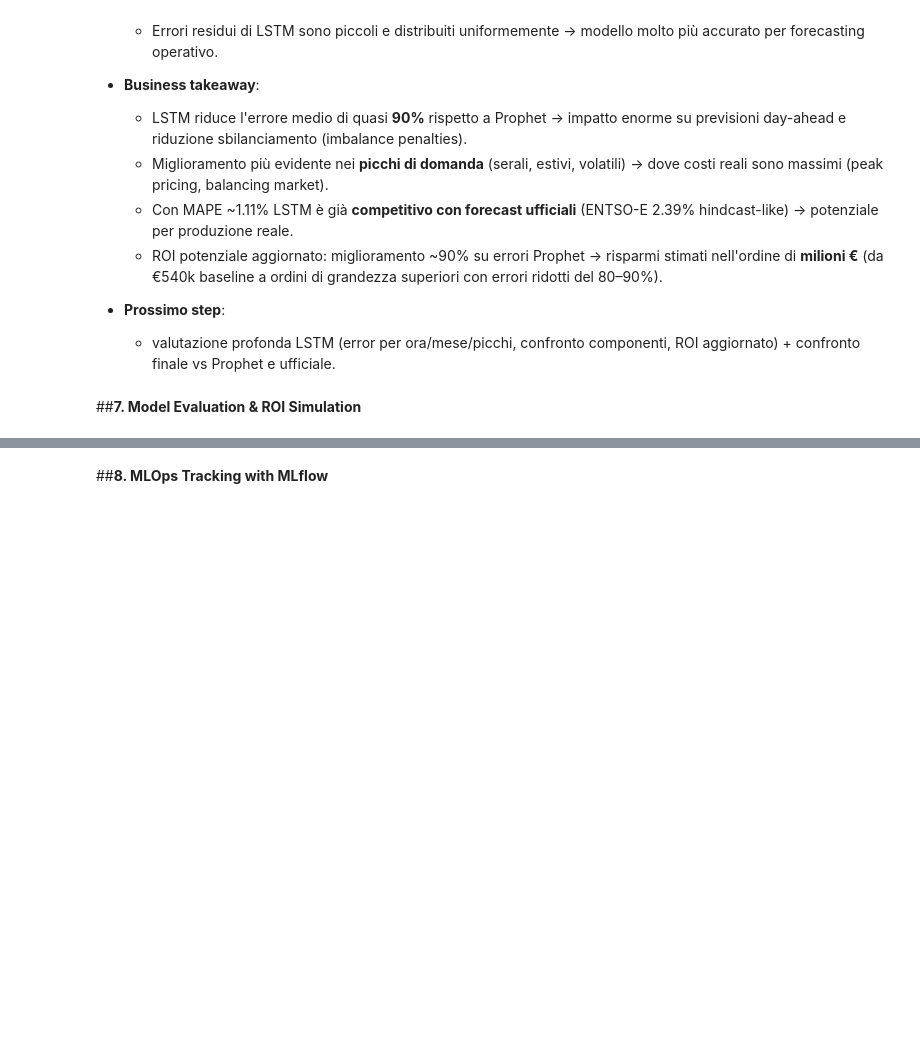
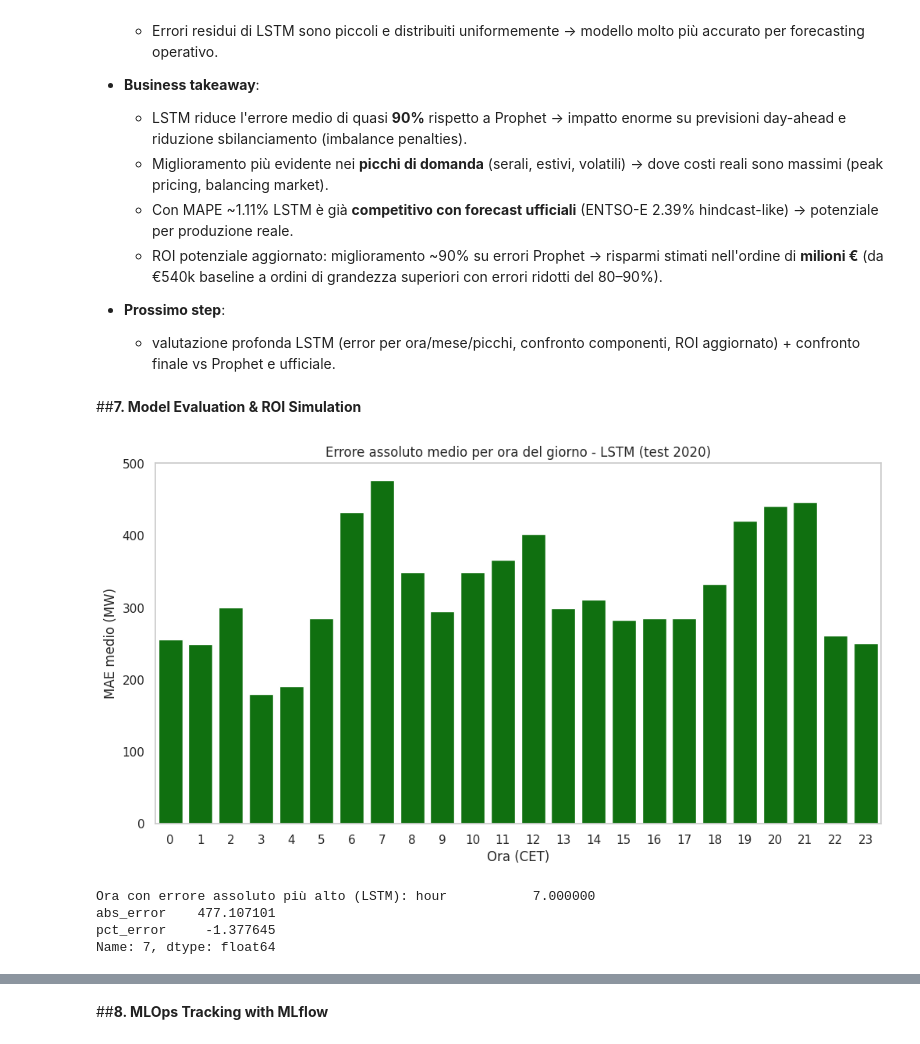
Before and after one commit to Frussen/ita-load-forecaster, a Jupyter notebook: ItaLoadForecaster.ipynb, the cells around one changed output, grey strips where cells are left out. Cells and saved outputs as stored; diff of their text form; code cells hidden in the pictures; blank space fills up the shorter version.

Commit message:
add Eval profonda LSTM – breakdown errori, confronto finale vs Prophet/ufficiale, takeaway business

```diff
--- a/ItaLoadForecaster.ipynb
+++ b/ItaLoadForecaster.ipynb
@@ -1277,3 +1270,33 @@ plt.show()
 # %% [markdown]
 
 ##**7. Model Evaluation & ROI Simulation**
+# %%
+# Aggiungi colonne per analisi errori (ora, mese, giorno settimana, errore assoluto/percentuale)
+df_lstm_results['hour'] = df_lstm_results['ds'].dt.hour
+df_lstm_results['month'] = df_lstm_results['ds'].dt.month
+df_lstm_results['dayofweek'] = df_lstm_results['ds'].dt.dayofweek
+df_lstm_results['error'] = df_lstm_results['actual'] - df_lstm_results['lstm_pred']
+df_lstm_results['abs_error'] = np.abs(df_lstm_results['error'])
+df_lstm_results['pct_error'] = (df_lstm_results['error'] / df_lstm_results['actual']) * 100
+# %%
+# Error per ora del giorno (MAE e MAPE medio per ora)
+hourly_error_lstm = df_lstm_results.groupby('hour').agg({
+    'abs_error': 'mean',
+    'pct_error': 'mean'
+}).reset_index()
+
+plt.figure(figsize=(12, 6))
+sns.barplot(x='hour', y='abs_error', data=hourly_error_lstm, color='green')
+plt.title('Errore assoluto medio per ora del giorno - LSTM (test 2020)')
+plt.xlabel('Ora (CET)')
+plt.ylabel('MAE medio (MW)')
+plt.grid(axis='y')
+plt.show()
+
+print("Ora con errore assoluto più alto (LSTM):", hourly_error_lstm.loc[hourly_error_lstm['abs_error'].idxmax()])
+# %% [output]
+[figure, added]
+Ora con errore assoluto più alto (LSTM): hour           7.000000
+abs_error    477.107101
+pct_error     -1.377645
+Name: 7, dtype: float64
```
Also changed, not shown: parts of 7 cells of this notebook.
